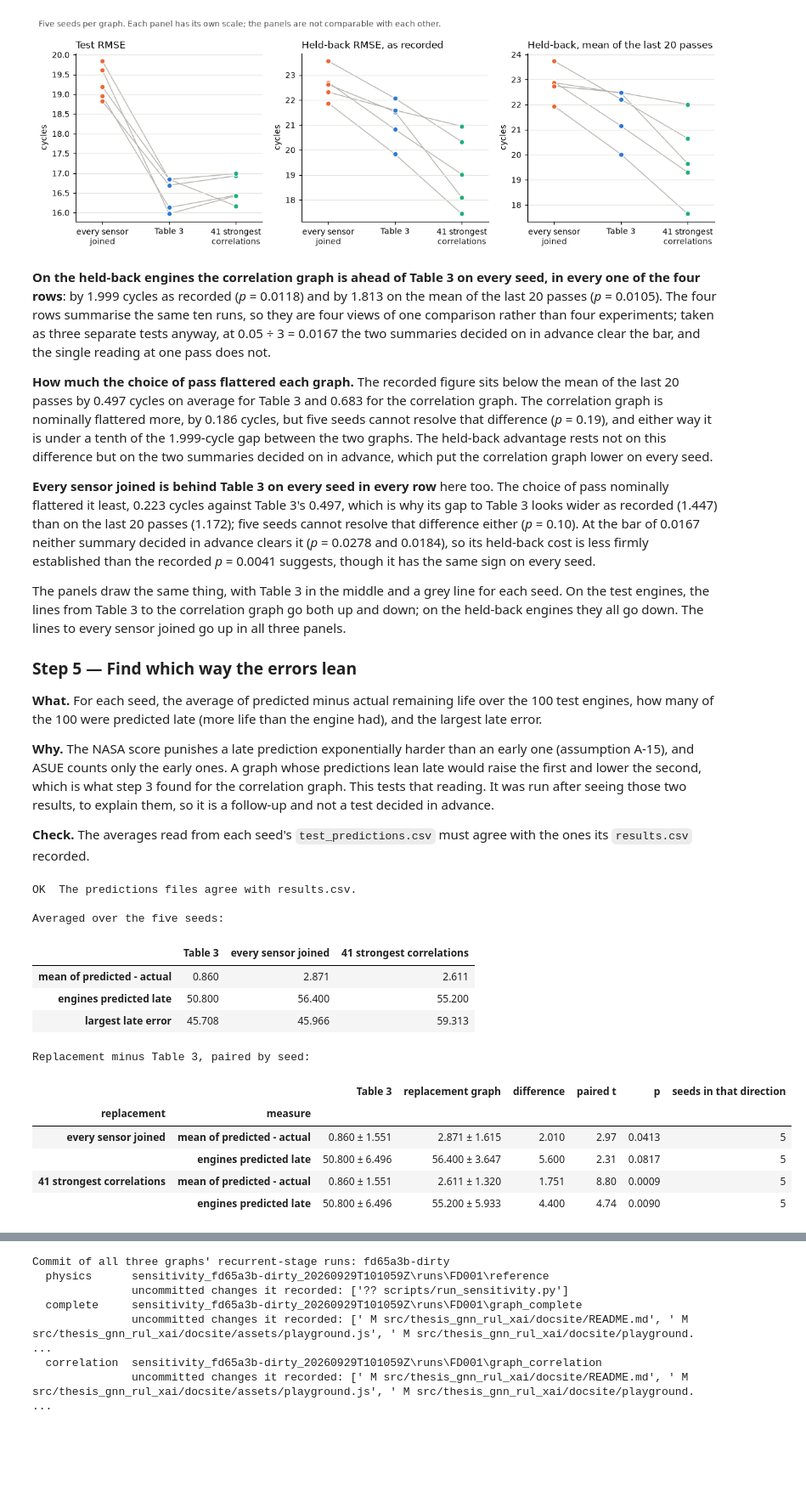
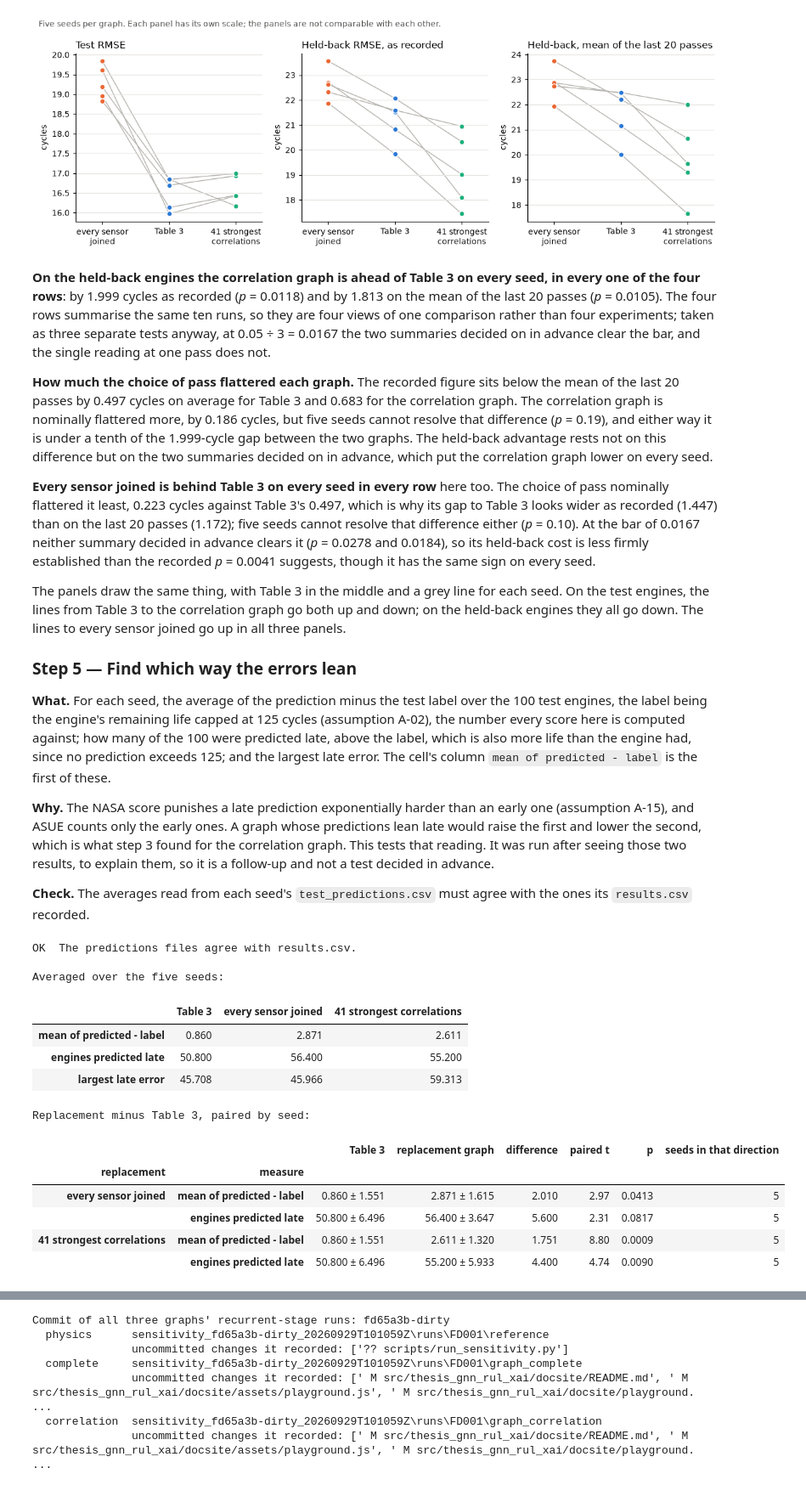
Before and after one commit to AminDaryan/Thesis-GNN-RUL-XAI, a Jupyter notebook: notebooks/graph/04_comparison_fd001.ipynb, the cells around one changed output, grey strips where cells are left out. Shown at 85% size. Saved outputs shown, nothing was run; the diff lists cells and outputs as text; code cells hidden in the pictures; blank space fills up the shorter version.

```diff
--- a/notebooks/graph/04_comparison_fd001.ipynb
+++ b/notebooks/graph/04_comparison_fd001.ipynb
@@ -484,7 +484,7 @@ The panels draw the same thing, with Table 3 in the middle and a grey line for e
 
 ### Step 5 — Find which way the errors lean
 
-**What.** For each seed, the average of predicted minus actual remaining life over the 100 test engines, how many of the 100 were predicted late (more life than the engine had), and the largest late error.
+**What.** For each seed, the average of the prediction minus the test label over the 100 test engines, the label being the engine's remaining life capped at 125 cycles (assumption A-02), the number every score here is computed against; how many of the 100 were predicted late, above the label, which is also more life than the engine had, since no prediction exceeds 125; and the largest late error. The cell's column `mean of predicted - label` is the first of these.
 
 **Why.** The NASA score punishes a late prediction exponentially harder than an early one (assumption A-15), and ASUE counts only the early ones. A graph whose predictions lean late would raise the first and lower the second, which is what step 3 found for the correlation graph. This tests that reading. It was run after seeing those two results, to explain them, so it is a follow-up and not a test decided in advance.
 
@@ -492,34 +492,34 @@ The panels draw the same thing, with Table 3 in the middle and a grey line for e
 # %%
 lean, records_agree = {}, True
 for kind, stored in runs.items():
     rows = []
     for seed in seeds:
         predictions = pd.read_csv(stored.path / f"seed_{seed}" / "test_predictions.csv")
         error = predictions["predicted"] - predictions["rul"]          # positive = predicted late
         records_agree &= bool(np.isclose(error.mean(), per_seed[kind].loc[seed, "mean_error"], atol=1e-4))
-        rows.append({"seed": seed, "mean of predicted - actual": error.mean(),
+        rows.append({"seed": seed, "mean of predicted - label": error.mean(),
                      "engines predicted late": int((error > 0).sum()), "largest late error": error.max()})
     lean[kind] = pd.DataFrame(rows).set_index("seed")
 assert records_agree
 print("OK  The predictions files agree with results.csv.\n")
 print("Averaged over the five seeds:")
 display(pd.DataFrame({NAMES[kind]: lean[kind].mean().round(3) for kind in GRAPHS}))
 print("Replacement minus Table 3, paired by seed:")
 display(paired_rows({column: {kind: lean[kind][column] for kind in GRAPHS}
-                     for column in ("mean of predicted - actual", "engines predicted late")}))
+                     for column in ("mean of predicted - label", "engines predicted late")}))
 # %% [output]
 OK  The predictions files agree with results.csv.
 
 Averaged over the five seeds:
 |  | Table 3 | every sensor joined | 41 strongest correlations |
-| mean of predicted - actual | 0.860 | 2.871 | 2.611 |
+| mean of predicted - label | 0.860 | 2.871 | 2.611 |
 | engines predicted late | 50.800 | 56.400 | 55.200 |
 | largest late error | 45.708 | 45.966 | 59.313 |
 Replacement minus Table 3, paired by seed:
 |  |  | Table 3 | replacement graph | difference | paired t | p | seeds in that direction |
 | replacement | measure |  |  |  |  |  |  |
-| every sensor joined | mean of predicted - actual | 0.860 ± 1.551 | 2.871 ± 1.615 | 2.010 | 2.97 | 0.0413 | 5 |
+| every sensor joined | mean of predicted - label | 0.860 ± 1.551 | 2.871 ± 1.615 | 2.010 | 2.97 | 0.0413 | 5 |
 |  | engines predicted late | 50.800 ± 6.496 | 56.400 ± 3.647 | 5.600 | 2.31 | 0.0817 | 5 |
-| 41 strongest correlations | mean of predicted - actual | 0.860 ± 1.551 | 2.611 ± 1.320 | 1.751 | 8.80 | 0.0009 | 5 |
+| 41 strongest correlations | mean of predicted - label | 0.860 ± 1.551 | 2.611 ± 1.320 | 1.751 | 8.80 | 0.0009 | 5 |
 |  | engines predicted late | 50.800 ± 6.496 | 55.200 ± 5.933 | 4.400 | 4.74 | 0.0090 | 5 |
 # %% [markdown]
```
Also changed, not shown: parts of 3 cells of this notebook, 45 other files.
